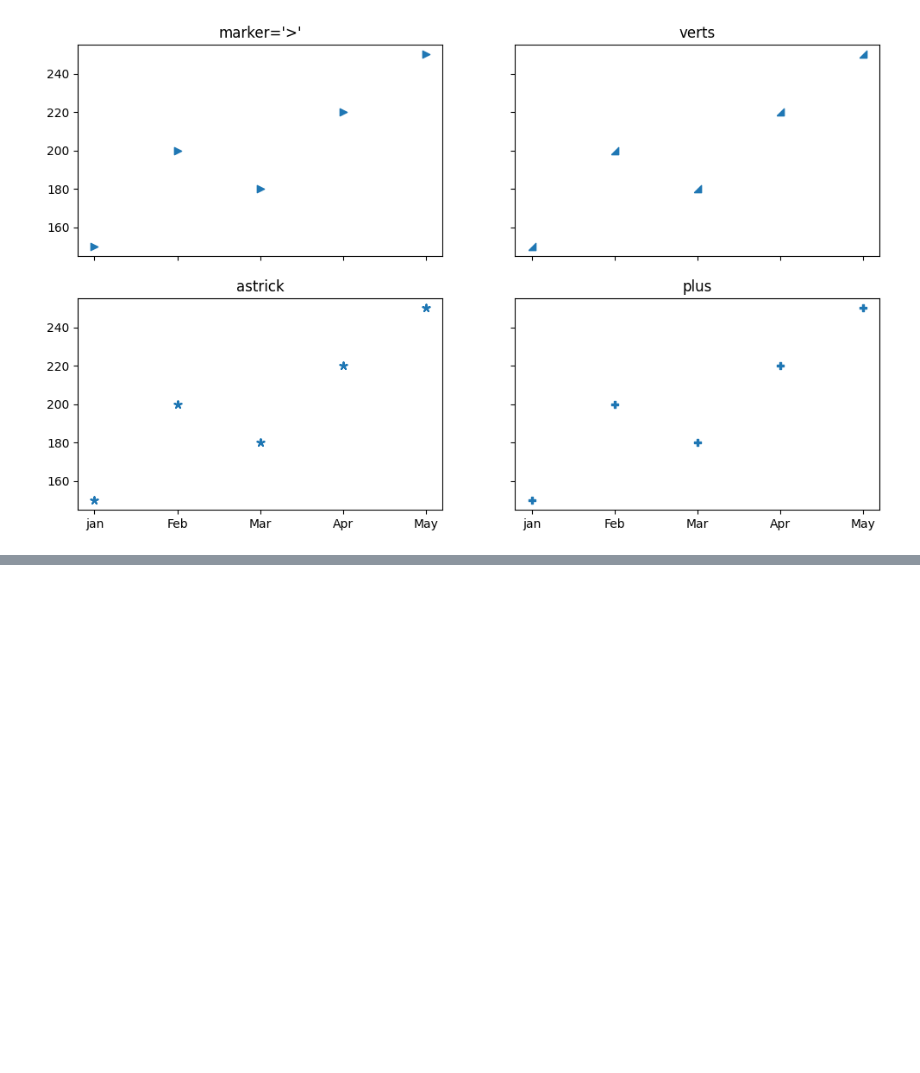
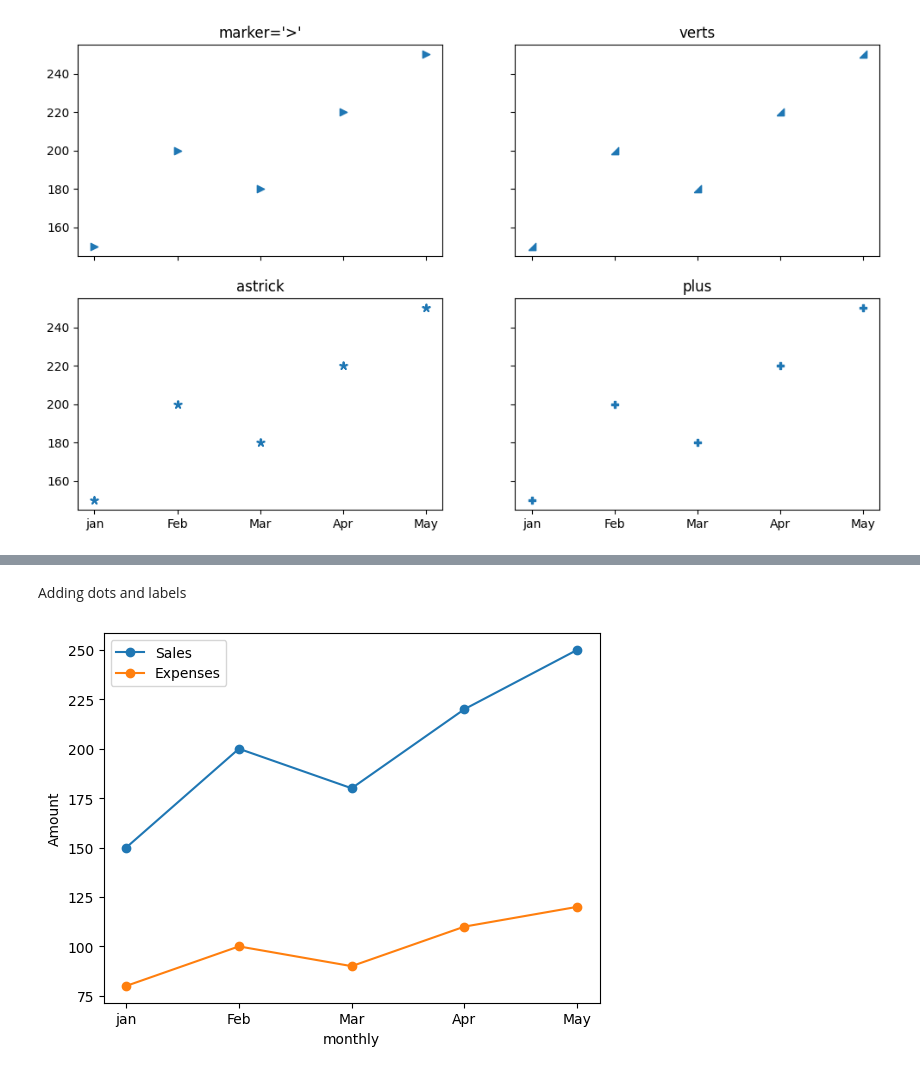
Before and after one commit to ujjwal-basnet/plots, a Jupyter notebook: matplotlib/Data-Visualizations.ipynb, the cells around one changed output, grey strips where cells are left out. Drawn from its saved outputs; the diff is of its cells as text; code cells hidden in the pictures; blank space fills up the shorter version.

```diff
--- a/matplotlib/Data-Visualizations.ipynb
+++ b/matplotlib/Data-Visualizations.ipynb
@@ -84,0 +97,11 @@ plt.show()
+# %% [markdown]
+Adding dots and labels
+# %%
+plt.plot(df['Month'] , df['Sales'] , marker = 'o' , label = 'Sales')
+plt.plot(df['Month'] , df['Expenses'] , marker = 'o' , label = 'Expenses')
+plt.xlabel('monthly')
+plt.ylabel('Amount')
+plt.legend()
+plt.show()
+# %% [output]
+[figure, added]
```
Also changed, not shown: parts of 10 cells of this notebook, 2 other files.
